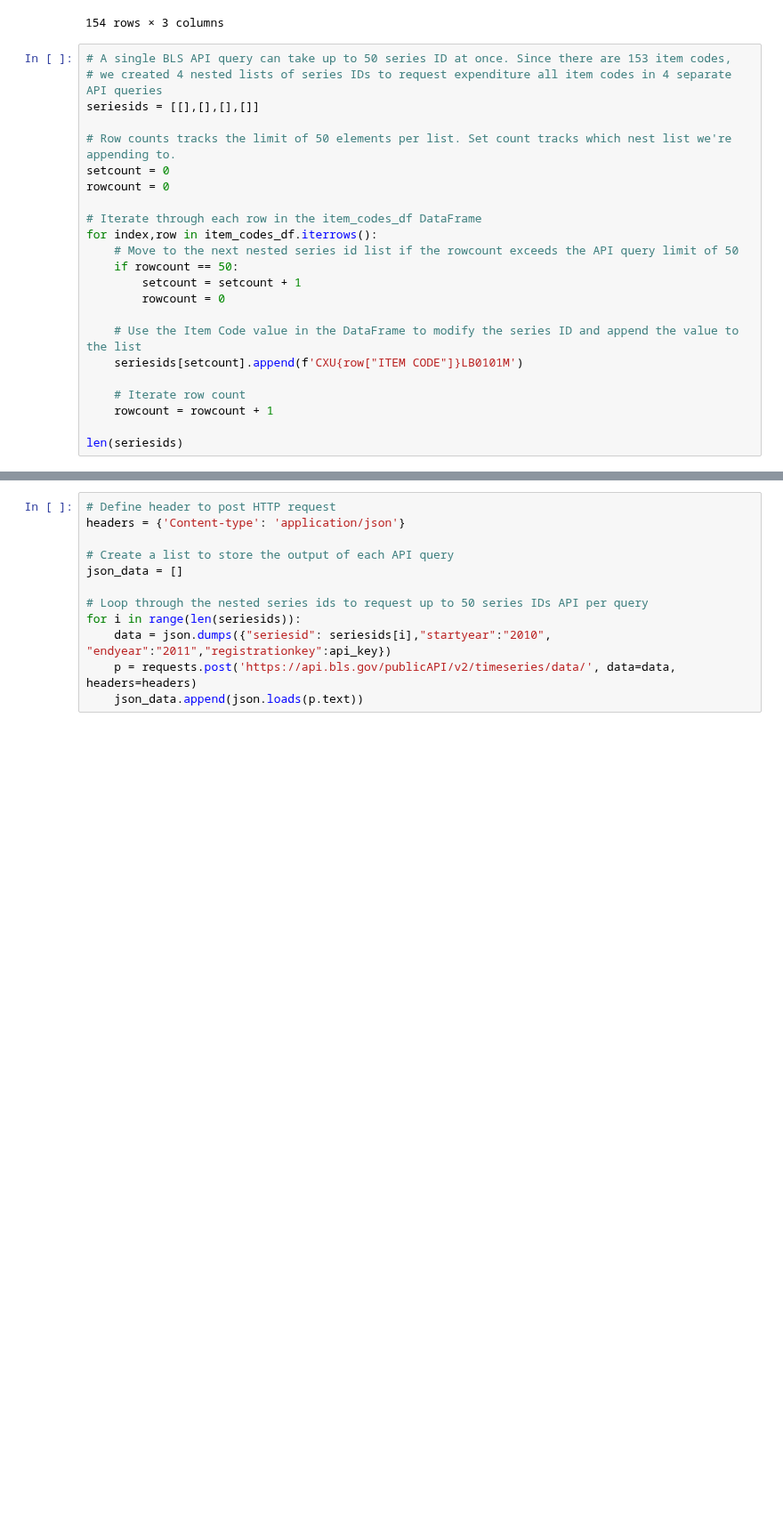
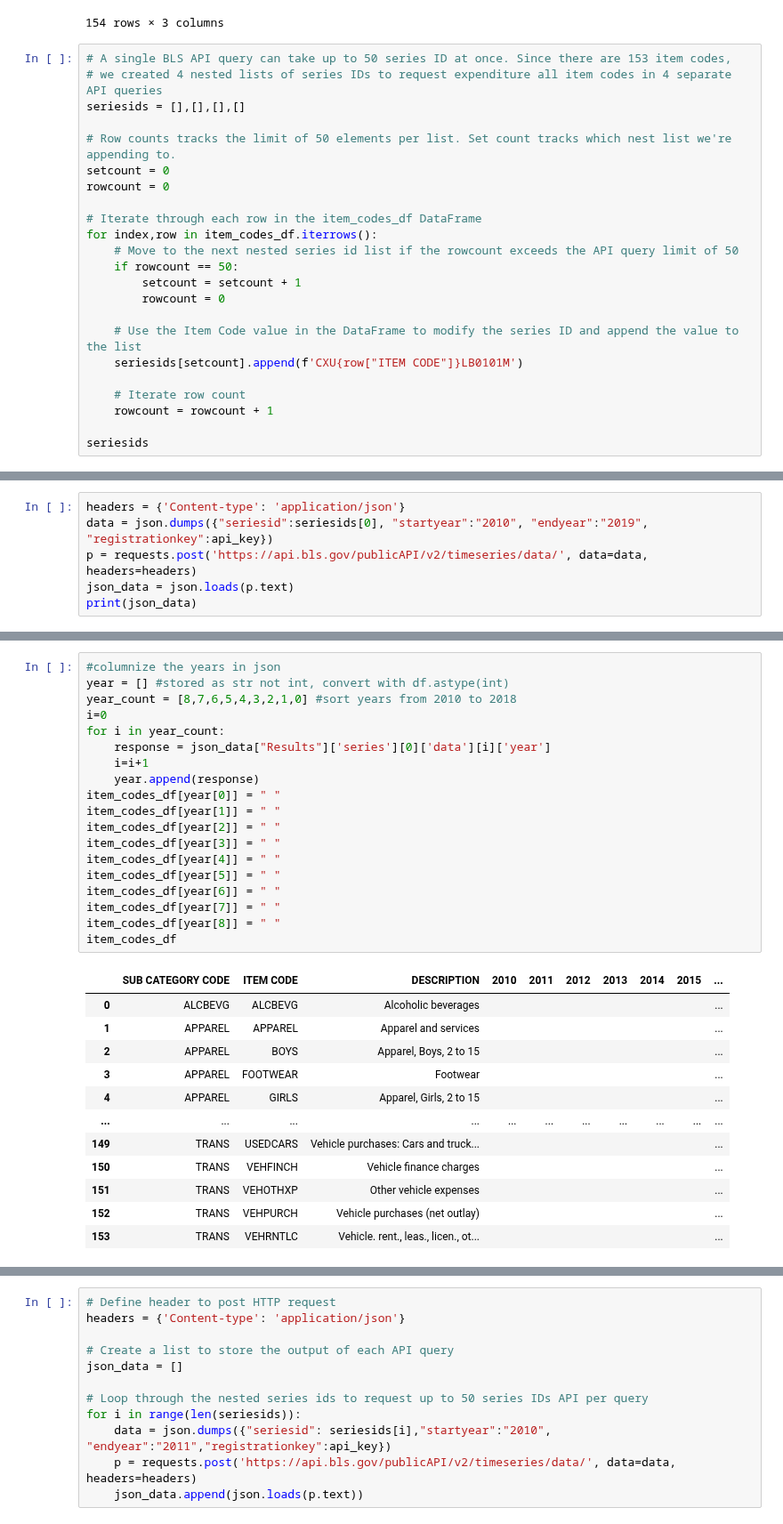
Before and after one commit to joshcoronel/discretionary-spending, a Jupyter notebook: Project 1.ipynb, the cells around one changed output, grey strips where cells are left out. Shown at 89% size. Cells and saved outputs as stored; diff of their text form; blank space fills up the shorter version.

```diff
--- a/Project 1.ipynb
+++ b/Project 1.ipynb
@@ -29,7 +29,7 @@ item_codes_df
 # %%
 # A single BLS API query can take up to 50 series ID at once. Since there are 153 item codes,
 # we created 4 nested lists of series IDs to request expenditure all item codes in 4 separate API queries
-seriesids = [[],[],[],[]]
+seriesids = [],[],[],[]
 
 # Row counts tracks the limit of 50 elements per list. Set count tracks which nest list we're appending to.
 setcount = 0
@@ -48,5 +48,5 @@ for index,row in item_codes_df.iterrows():
     # Iterate row count
     rowcount = rowcount + 1
 
-len(seriesids)
+seriesids
 # %% [output]
@@ -53,0 +70,7 @@ len(seriesids)
+# %%
+headers = {'Content-type': 'application/json'}
+data = json.dumps({"seriesid":seriesids[0], "startyear":"2010", "endyear":"2019",
+"registrationkey":api_key})
+p = requests.post('https://api.bls.gov/publicAPI/v2/timeseries/data/', data=data, headers=headers)
+json_data = json.loads(p.text)
+print(json_data)
@@ -53,0 +79,32 @@ len(seriesids)
+# %%
+#columnize the years in json
+year = [] #stored as str not int, convert with df.astype(int)
+year_count = [8,7,6,5,4,3,2,1,0] #sort years from 2010 to 2018
+i=0
+for i in year_count:
+    response = json_data["Results"]['series'][0]['data'][i]['year']
+    i=i+1
+    year.append(response)
+item_codes_df[year[0]] = " "
+item_codes_df[year[1]] = " "
+item_codes_df[year[2]] = " "
+item_codes_df[year[3]] = " "
+item_codes_df[year[4]] = " "
+item_codes_df[year[5]] = " "
+item_codes_df[year[6]] = " "
+item_codes_df[year[7]] = " "
+item_codes_df[year[8]] = " "
+item_codes_df
+# %% [output]
+|  | SUB CATEGORY CODE | ITEM CODE | DESCRIPTION | 2010 | 2011 | 2012 | 2013 | 2014 | 2015 | ... |
+| 0 | ALCBEVG | ALCBEVG | Alcoholic beverages |  |  |  |  |  |  | ... |
+| 1 | APPAREL | APPAREL | Apparel and services |  |  |  |  |  |  | ... |
+| 2 | APPAREL | BOYS | Apparel, Boys, 2 to 15 |  |  |  |  |  |  | ... |
+| 3 | APPAREL | FOOTWEAR | Footwear |  |  |  |  |  |  | ... |
+| 4 | APPAREL | GIRLS | Apparel, Girls, 2 to 15 |  |  |  |  |  |  | ... |
+| ... | ... | ... | ... | ... | ... | ... | ... | ... | ... | ... |
+| 149 | TRANS | USEDCARS | Vehicle purchases: Cars and truck... |  |  |  |  |  |  | ... |
+| 150 | TRANS | VEHFINCH | Vehicle finance charges |  |  |  |  |  |  | ... |
+| 151 | TRANS | VEHOTHXP | Other vehicle expenses |  |  |  |  |  |  | ... |
+| 152 | TRANS | VEHPURCH | Vehicle purchases (net outlay) |  |  |  |  |  |  | ... |
+| 153 | TRANS | VEHRNTLC | Vehicle. rent., leas., licen., ot... |  |  |  |  |  |  | ... |
```
Also changed, not shown: parts of 4 cells of this notebook, 1 other file.
